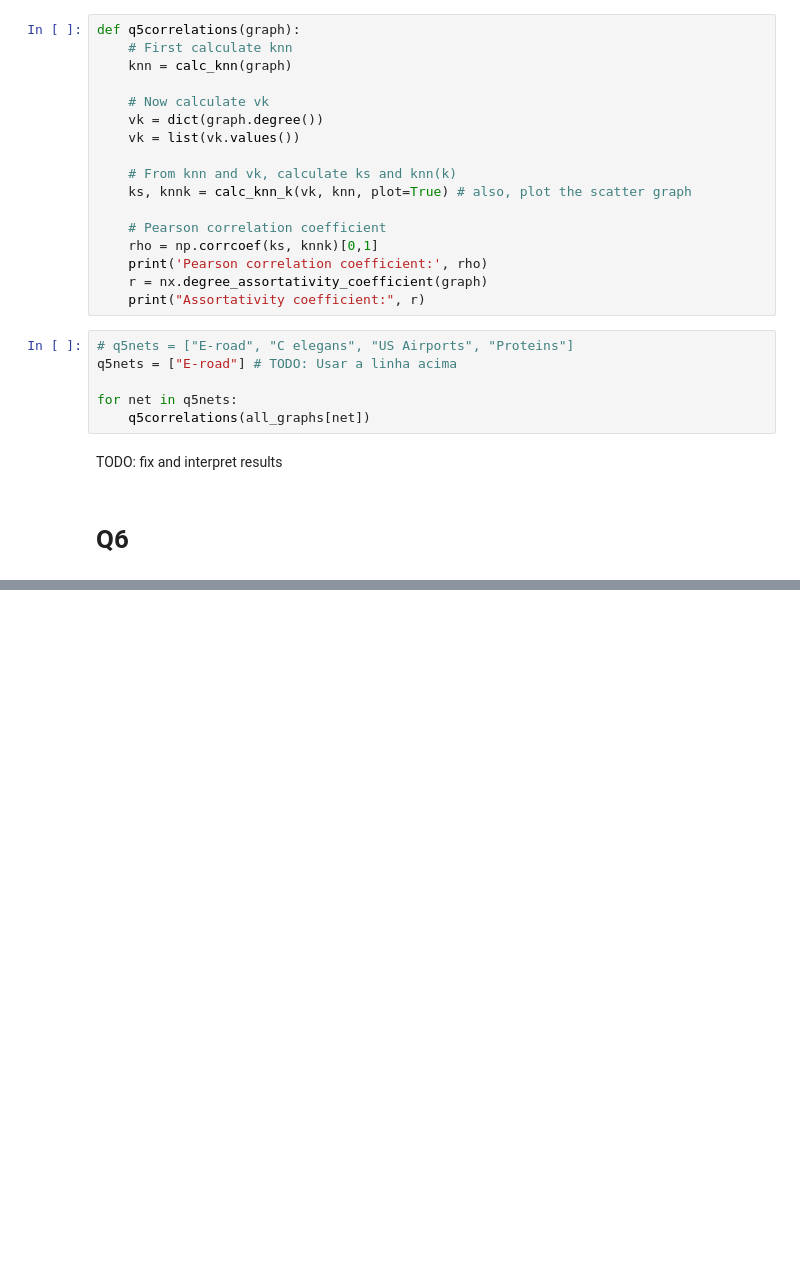
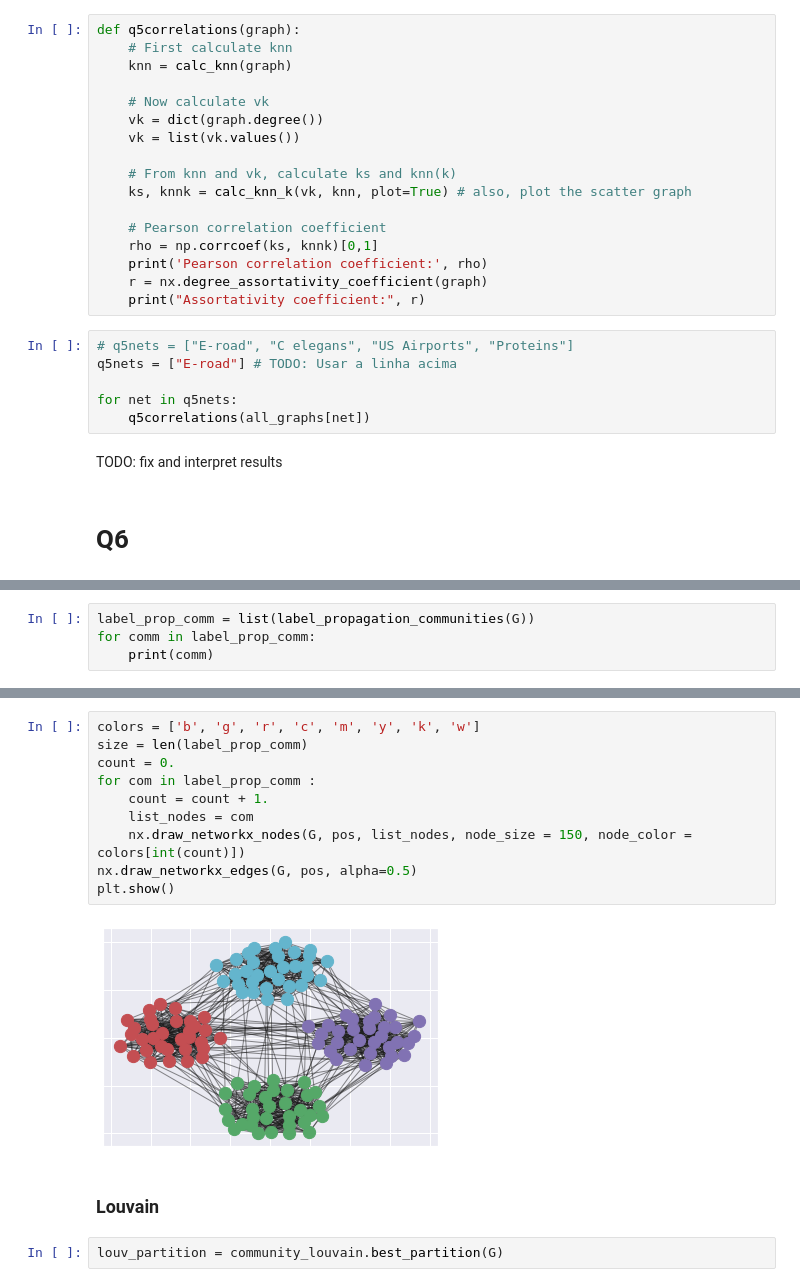
Before and after one commit to gmelodie/Complex-Networks, a Jupyter notebook: lista2/lista2.ipynb, the cells around one changed output, grey strips where cells are left out. Drawn from its saved outputs; the diff is of its cells as text; blank space fills up the shorter version.

```diff
--- a/lista2/lista2.ipynb
+++ b/lista2/lista2.ipynb
@@ -439,0 +491,4 @@ for cl in c:
+# %%
+label_prop_comm = list(label_propagation_communities(G))
+for comm in label_prop_comm:
+    print(comm)
@@ -439,0 +500,16 @@ for cl in c:
+# %%
+colors = ['b', 'g', 'r', 'c', 'm', 'y', 'k', 'w']
+size = len(label_prop_comm)
+count = 0.
+for com in label_prop_comm :
+    count = count + 1.
+    list_nodes = com
+    nx.draw_networkx_nodes(G, pos, list_nodes, node_size = 150, node_color = colors[int(count)])
+nx.draw_networkx_edges(G, pos, alpha=0.5)
+plt.show()
+# %% [output]
+[figure, added]
+# %% [markdown]
+### Louvain
+# %%
+louv_partition = community_louvain.best_partition(G)
```
Also changed, not shown: parts of 58 cells of this notebook, 12 other files.
